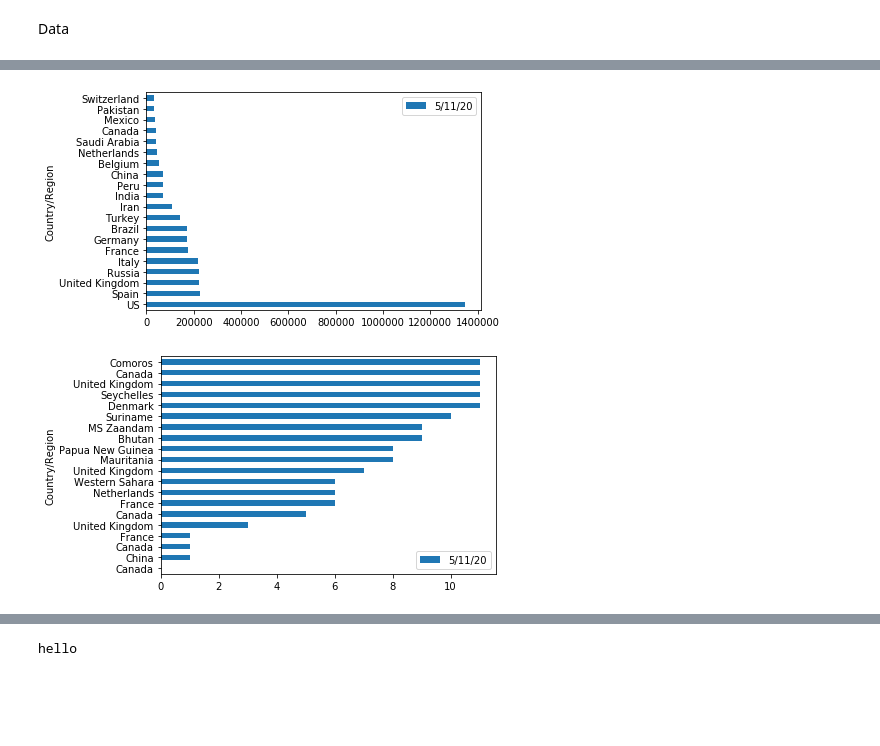
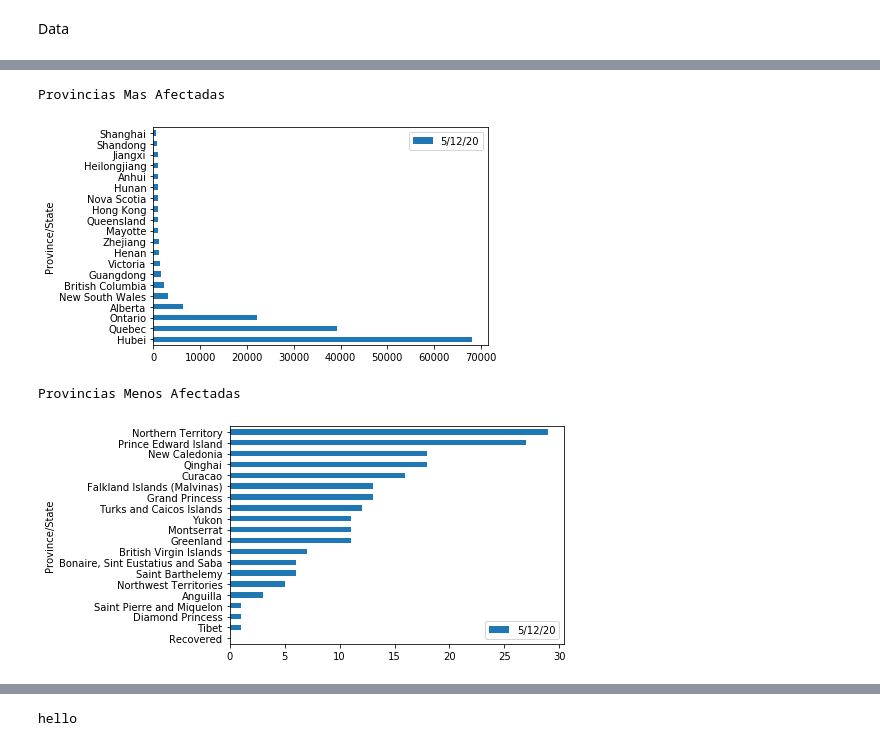
Before and after one commit to LEPPEDIAZ/Pandemias_Mundiales, a Jupyter notebook: Analisis.ipynb, the cells around one changed output, grey strips where cells are left out. Cells and saved outputs as stored; diff of their text form; code cells hidden in the pictures; blank space fills up the shorter version.

Commit message:
paises y provincias graficos al igual que limpieza de datos

```diff
--- a/Analisis.ipynb
+++ b/Analisis.ipynb
@@ -68,15 +50,21 @@ Name: Country/Region, Length: 266, dtype: object
 # %%
-top_covid_confirmed = confirmedcovid.nlargest(20, confirmedcovid.columns[-1])
+confirmedcovid1 = confirmedcovid.dropna()
+top_covid_confirmed = confirmedcovid1.nlargest(20, confirmedcovid1.columns[-1])
 top_covid_confirmed.head()
-top_covid_confirmed_graph = top_covid_confirmed.plot.barh(x = 'Country/Region', y = top_covid_confirmed.columns[-1])
+top_covid_confirmed_graph = top_covid_confirmed.plot.barh(x = 'Province/State', y = top_covid_confirmed.columns[-1])
+print("Provincias Mas Afectadas")
 # %% [output]
+Provincias Mas Afectadas
-[figure, old version]
+[figure, new version]
 # %%
-top_covid_confirmed = confirmedcovid.nsmallest(20, confirmedcovid.columns[-1])
+confirmedcovid1 = confirmedcovid.dropna()
+top_covid_confirmed = confirmedcovid1.nsmallest(20, confirmedcovid1.columns[-1])
 top_covid_confirmed.head()
-top_covid_confirmed_graph = top_covid_confirmed.plot.barh(x = 'Country/Region', y = top_covid_confirmed.columns[-1])
+top_covid_confirmed_graph = top_covid_confirmed.plot.barh(x = 'Province/State', y = top_covid_confirmed.columns[-1])
+print("Provincias Menos Afectadas")
 # %% [output]
+Provincias Menos Afectadas
-[figure, old version]
+[figure, new version]
 # %%
 print("\n----------- Calcular media de confirmados -----------\n")
 print(ultimo_confirmado.mean())
```
Also changed, not shown: parts of 8 cells of this notebook, 1 other file.
